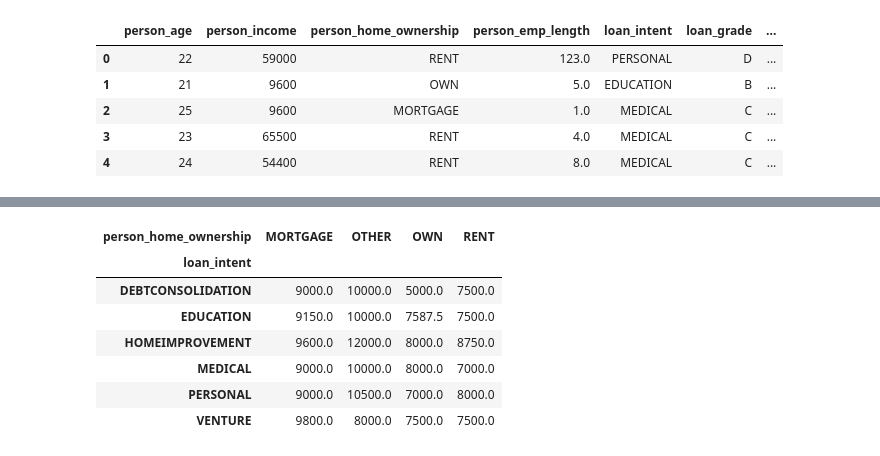
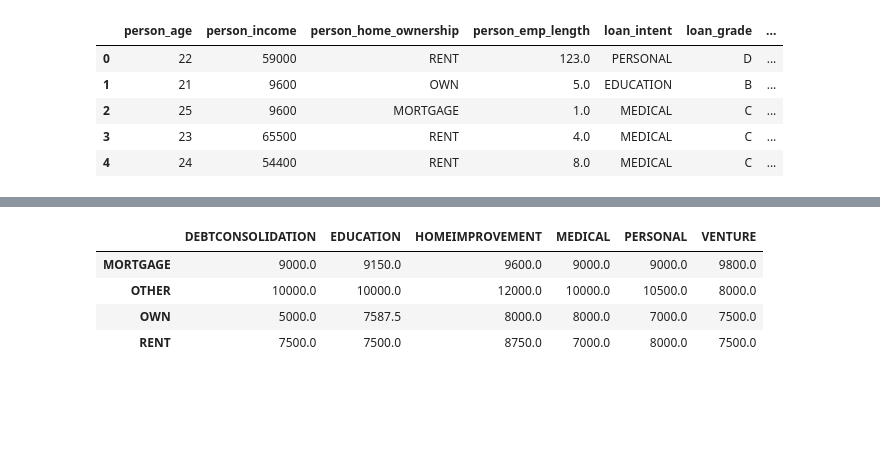
Before and after one commit to noname123920/analiz_dannih, a Jupyter notebook: Untitled6.ipynb, the cells around one changed output, grey strips where cells are left out. Saved outputs shown, nothing was run; the diff lists cells and outputs as text; code cells hidden in the pictures; blank space fills up the shorter version.

```diff
--- a/Untitled6.ipynb
+++ b/Untitled6.ipynb
@@ -30,13 +21,16 @@ df[['person_home_ownership', 'loan_intent', 'loan_amnt', 'person_income']].head(
 # %%
-pivot1 = df.pivot_table(values='loan_amnt', index='loan_intent', columns='person_home_ownership', aggfunc='median')
-pivot1
+table1 = df.pivot_table(
+    values='loan_amnt',
+    index='person_home_ownership',
+    columns='loan_intent',
+    aggfunc='median'
+).rename_axis(index=None, columns=None)
+
+table1
 # %% [output]
-| person_home_ownership | MORTGAGE | OTHER | OWN | RENT |
-| loan_intent |  |  |  |  |
-| DEBTCONSOLIDATION | 9000.0 | 10000.0 | 5000.0 | 7500.0 |
-| EDUCATION | 9150.0 | 10000.0 | 7587.5 | 7500.0 |
-| HOMEIMPROVEMENT | 9600.0 | 12000.0 | 8000.0 | 8750.0 |
-| MEDICAL | 9000.0 | 10000.0 | 8000.0 | 7000.0 |
-| PERSONAL | 9000.0 | 10500.0 | 7000.0 | 8000.0 |
-| VENTURE | 9800.0 | 8000.0 | 7500.0 | 7500.0 |
+|  | DEBTCONSOLIDATION | EDUCATION | HOMEIMPROVEMENT | MEDICAL | PERSONAL | VENTURE |
+| MORTGAGE | 9000.0 | 9150.0 | 9600.0 | 9000.0 | 9000.0 | 9800.0 |
+| OTHER | 10000.0 | 10000.0 | 12000.0 | 10000.0 | 10500.0 | 8000.0 |
+| OWN | 5000.0 | 7587.5 | 8000.0 | 8000.0 | 7000.0 | 7500.0 |
+| RENT | 7500.0 | 7500.0 | 8750.0 | 7000.0 | 8000.0 | 7500.0 |
 # %%
```
Also changed, not shown: parts of 4 cells of this notebook.
